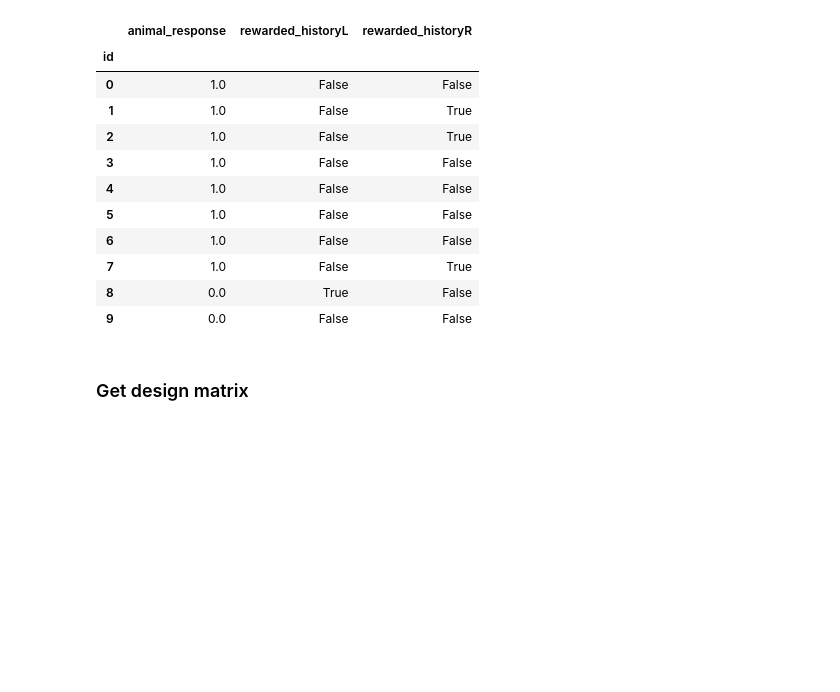
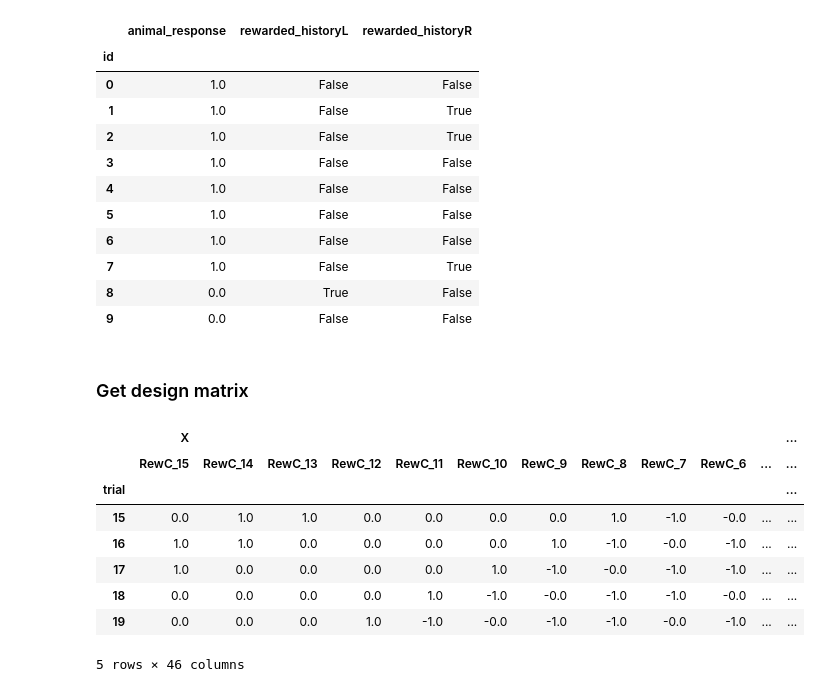
Before and after one commit to AllenNeuralDynamics/aind-dynamic-foraging-models, a Jupyter notebook: docs/_debug_logistic_regression.ipynb, the cells around one changed output. Drawn from its saved outputs; the diff is of its cells as text; code cells hidden in the pictures; blank space fills up the shorter version.

```diff
--- a/docs/_debug_logistic_regression.ipynb
+++ b/docs/_debug_logistic_regression.ipynb
@@ -43,7 +43,18 @@ choice_history = df_trial['animal_response'].values
 choice_history[choice_history == 2] = np.nan
 reward_history = ((df_trial['rewarded_historyL'] == True) + (df_trial['rewarded_historyR'] == True)).astype(int).values
 # %%
-X, Y = prepare_logistic_design_matrix(choice_history,
+df_design = prepare_logistic_design_matrix(choice_history,
                                       reward_history,
-                                      logistic_model='Su2022',
+                                      logistic_model='Hattori2019',
                                       trials_back=15)
+df_design.head()
+# %% [output]
+|  | X |  |  |  |  |  |  |  |  |  |  | ... |
+|  | RewC_15 | RewC_14 | RewC_13 | RewC_12 | RewC_11 | RewC_10 | RewC_9 | RewC_8 | RewC_7 | RewC_6 | ... | ... |
+| trial |  |  |  |  |  |  |  |  |  |  |  | ... |
+| 15 | 0.0 | 1.0 | 1.0 | 0.0 | 0.0 | 0.0 | 0.0 | 1.0 | -1.0 | -0.0 | ... | ... |
+| 16 | 1.0 | 1.0 | 0.0 | 0.0 | 0.0 | 0.0 | 1.0 | -1.0 | -0.0 | -1.0 | ... | ... |
+| 17 | 1.0 | 0.0 | 0.0 | 0.0 | 0.0 | 1.0 | -1.0 | -0.0 | -1.0 | -1.0 | ... | ... |
+| 18 | 0.0 | 0.0 | 0.0 | 0.0 | 1.0 | -1.0 | -0.0 | -1.0 | -1.0 | -0.0 | ... | ... |
+| 19 | 0.0 | 0.0 | 0.0 | 1.0 | -1.0 | -0.0 | -1.0 | -1.0 | -0.0 | -1.0 | ... | ... |
+5 rows × 46 columns
```
Also changed, not shown: parts of 2 cells of this notebook.
